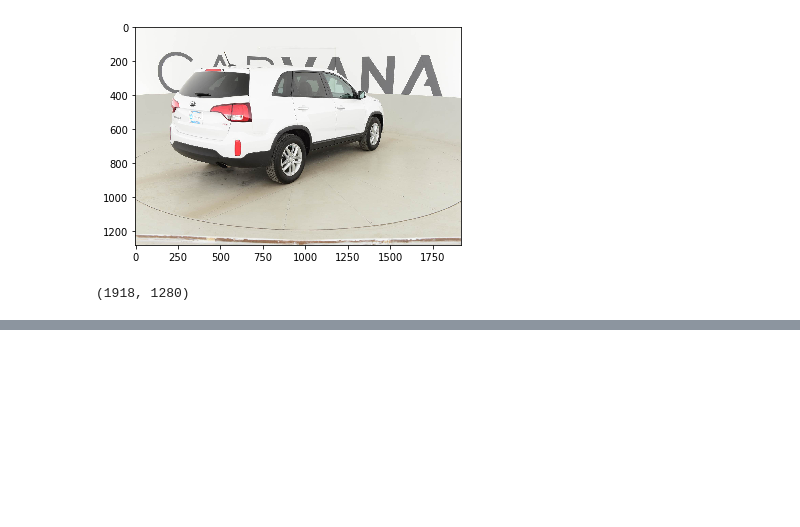
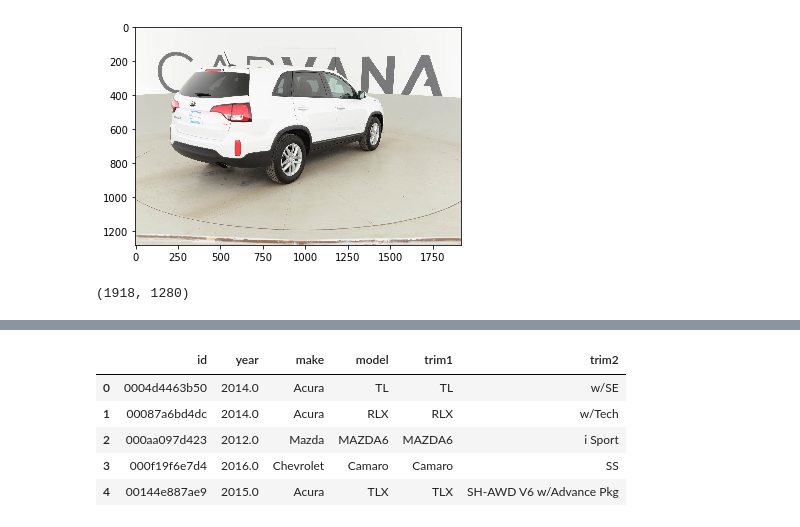
Before and after one commit to SunQpark/Kaggle_Carvana_Image_Segmentation, a Jupyter notebook: Experiments.ipynb, the cells around one changed output, grey strips where cells are left out. Cells and saved outputs as stored; diff of their text form; code cells hidden in the pictures; blank space fills up the shorter version.

```diff
--- a/Experiments.ipynb
+++ b/Experiments.ipynb
@@ -33,0 +30,10 @@ np.sum(a)
+# %%
+file = pd.read_csv('inputs/metadata.csv')
+file.head()
+# %% [output]
+|  | id | year | make | model | trim1 | trim2 |
+| 0 | 0004d4463b50 | 2014.0 | Acura | TL | TL | w/SE |
+| 1 | 00087a6bd4dc | 2014.0 | Acura | RLX | RLX | w/Tech |
+| 2 | 000aa097d423 | 2012.0 | Mazda | MAZDA6 | MAZDA6 | i Sport |
+| 3 | 000f19f6e7d4 | 2016.0 | Chevrolet | Camaro | Camaro | SS |
+| 4 | 00144e887ae9 | 2015.0 | Acura | TLX | TLX | SH-AWD V6 w/Advance Pkg |
```
Also changed, not shown: parts of 8 cells of this notebook, 5 other files.
